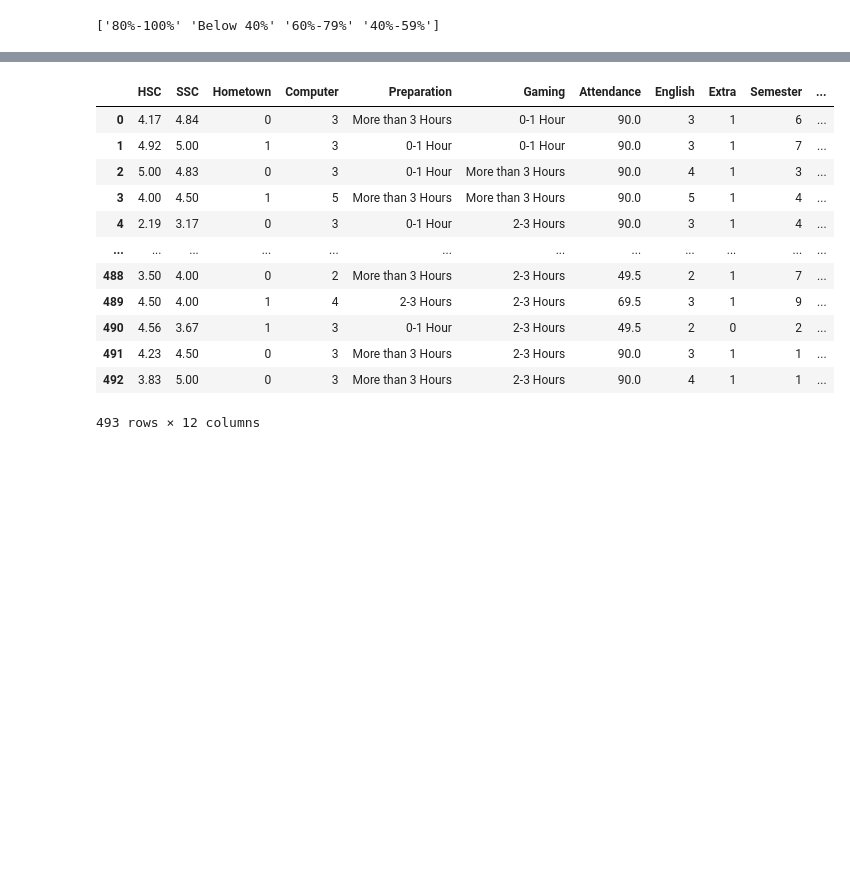
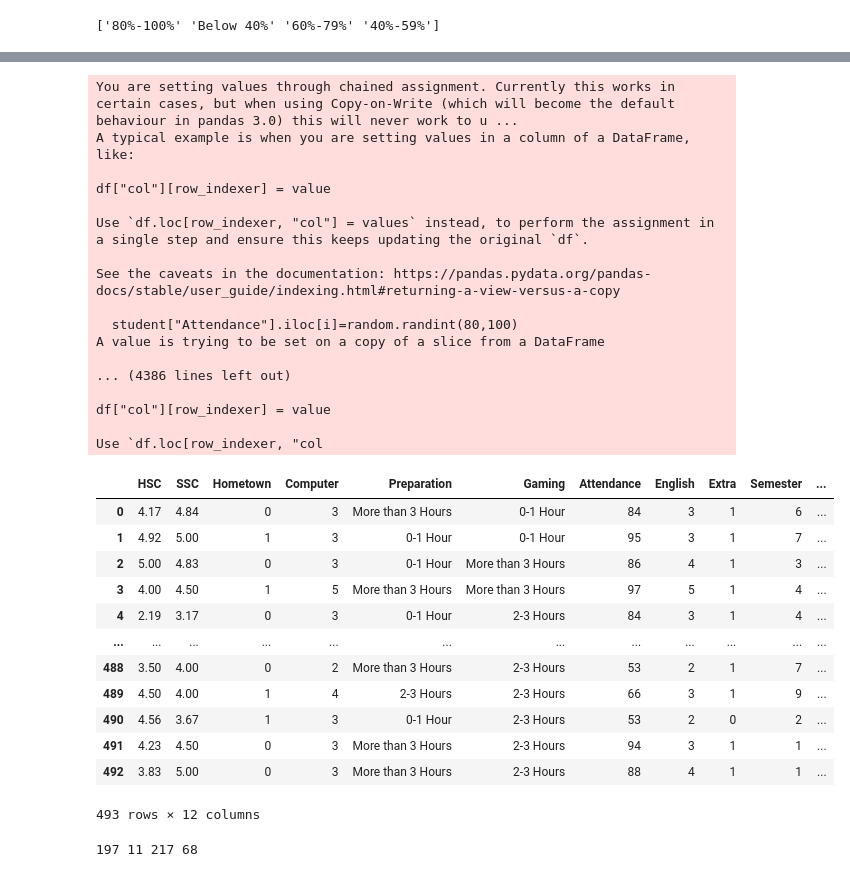
Before and after one commit to yacinemebarki/carrer_path, a Jupyter notebook: models.ipynb, the cells around one changed output, grey strips where cells are left out. Cells and saved outputs as stored; diff of their text form; code cells hidden in the pictures; blank space fills up the shorter version.

```diff
--- a/models.ipynb
+++ b/models.ipynb
@@ -144,22 +148,55 @@ array(['80-100', '0%-40%', '60-79', '40-59'], dtype=object)
-# %%
-student["Attendance"]=student["Attendance"].replace({
-    "Below 40":"0%-40%"
-})
-# %%
-student["Attendance"]=student["Attendance"].str.replace("%","",regex=False)
-student["Attendance"]=student["Attendance"].str.split("-").apply(lambda x:(int(x[0])+int(x[1]))/2)
-student
-# %% [output]
-|  | HSC | SSC | Hometown | Computer | Preparation | Gaming | Attendance | English | Extra | Semester | ... |
-| 0 | 4.17 | 4.84 | 0 | 3 | More than 3 Hours | 0-1 Hour | 90.0 | 3 | 1 | 6 | ... |
-| 1 | 4.92 | 5.00 | 1 | 3 | 0-1 Hour | 0-1 Hour | 90.0 | 3 | 1 | 7 | ... |
-| 2 | 5.00 | 4.83 | 0 | 3 | 0-1 Hour | More than 3 Hours | 90.0 | 4 | 1 | 3 | ... |
-| 3 | 4.00 | 4.50 | 1 | 5 | More than 3 Hours | More than 3 Hours | 90.0 | 5 | 1 | 4 | ... |
-| 4 | 2.19 | 3.17 | 0 | 3 | 0-1 Hour | 2-3 Hours | 90.0 | 3 | 1 | 4 | ... |
-| ... | ... | ... | ... | ... | ... | ... | ... | ... | ... | ... | ... |
-| 488 | 3.50 | 4.00 | 0 | 2 | More than 3 Hours | 2-3 Hours | 49.5 | 2 | 1 | 7 | ... |
-| 489 | 4.50 | 4.00 | 1 | 4 | 2-3 Hours | 2-3 Hours | 69.5 | 3 | 1 | 9 | ... |
-| 490 | 4.56 | 3.67 | 1 | 3 | 0-1 Hour | 2-3 Hours | 49.5 | 2 | 0 | 2 | ... |
-| 491 | 4.23 | 4.50 | 0 | 3 | More than 3 Hours | 2-3 Hours | 90.0 | 3 | 1 | 1 | ... |
-| 492 | 3.83 | 5.00 | 0 | 3 | More than 3 Hours | 2-3 Hours | 90.0 | 4 | 1 | 1 | ... |
-493 rows × 12 columns
+# %%
+import random
+n=0
+z=0
+y=0
+x=0
+for i in range(len(student)):
+    if student["Attendance"].iloc[i]=="80%-100%":
+        student["Attendance"].iloc[i]=random.randint(80,100)
+        z=z+1
+    elif student["Attendance"].iloc[i]=="Below 40%":
+        student["Attendance"].iloc[i]=random.randint(0,40)
+        n=n+1
+    elif student["Attendance"].iloc[i]=="60%-79%":
+        student["Attendance"].iloc[i]=random.randint(60,79)
+        y=y+1
+    else :
+        student["Attendance"].iloc[i]=random.randint(40,59)
+        x=x+1
+student
+# %% [output]
+You are setting values through chained assignment. Currently this works in certain cases, but when using Copy-on-Write (which will become the default behaviour in pandas 3.0) this will never work to u ...
+A typical example is when you are setting values in a column of a DataFrame, like:
+
+df["col"][row_indexer] = value
+
+Use `df.loc[row_indexer, "col"] = values` instead, to perform the assignment in a single step and ensure this keeps updating the original `df`.
+
+See the caveats in the documentation: https://pandas.pydata.org/pandas-docs/stable/user_guide/indexing.html#returning-a-view-versus-a-copy
+
+  student["Attendance"].iloc[i]=random.randint(80,100)
+A value is trying to be set on a copy of a slice from a DataFrame
+
+... (4386 lines left out)
+
+df["col"][row_indexer] = value
+
+Use `df.loc[row_indexer, "col
+|  | HSC | SSC | Hometown | Computer | Preparation | Gaming | Attendance | English | Extra | Semester | ... |
+| 0 | 4.17 | 4.84 | 0 | 3 | More than 3 Hours | 0-1 Hour | 84 | 3 | 1 | 6 | ... |
+| 1 | 4.92 | 5.00 | 1 | 3 | 0-1 Hour | 0-1 Hour | 95 | 3 | 1 | 7 | ... |
+| 2 | 5.00 | 4.83 | 0 | 3 | 0-1 Hour | More than 3 Hours | 86 | 4 | 1 | 3 | ... |
+| 3 | 4.00 | 4.50 | 1 | 5 | More than 3 Hours | More than 3 Hours | 97 | 5 | 1 | 4 | ... |
+| 4 | 2.19 | 3.17 | 0 | 3 | 0-1 Hour | 2-3 Hours | 84 | 3 | 1 | 4 | ... |
+| ... | ... | ... | ... | ... | ... | ... | ... | ... | ... | ... | ... |
+| 488 | 3.50 | 4.00 | 0 | 2 | More than 3 Hours | 2-3 Hours | 53 | 2 | 1 | 7 | ... |
+| 489 | 4.50 | 4.00 | 1 | 4 | 2-3 Hours | 2-3 Hours | 66 | 3 | 1 | 9 | ... |
+| 490 | 4.56 | 3.67 | 1 | 3 | 0-1 Hour | 2-3 Hours | 53 | 2 | 0 | 2 | ... |
+| 491 | 4.23 | 4.50 | 0 | 3 | More than 3 Hours | 2-3 Hours | 94 | 3 | 1 | 1 | ... |
+| 492 | 3.83 | 5.00 | 0 | 3 | More than 3 Hours | 2-3 Hours | 88 | 4 | 1 | 1 | ... |
+493 rows × 12 columns
+# %%
+print(z,n,y,x)
+# %% [output]
+197 11 217 68
```
Also changed, not shown: parts of 29 cells of this notebook.
